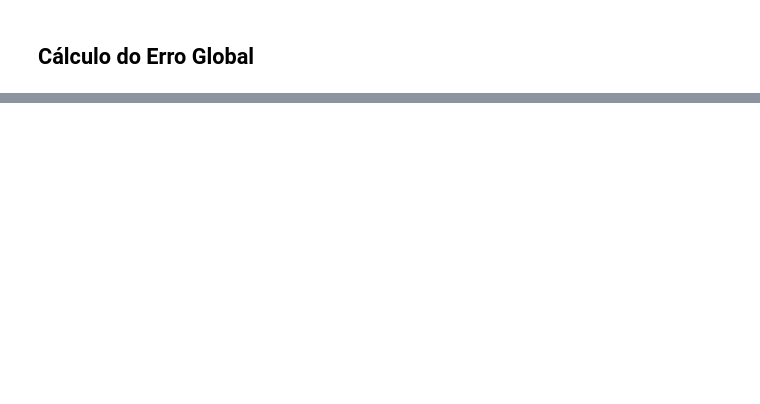
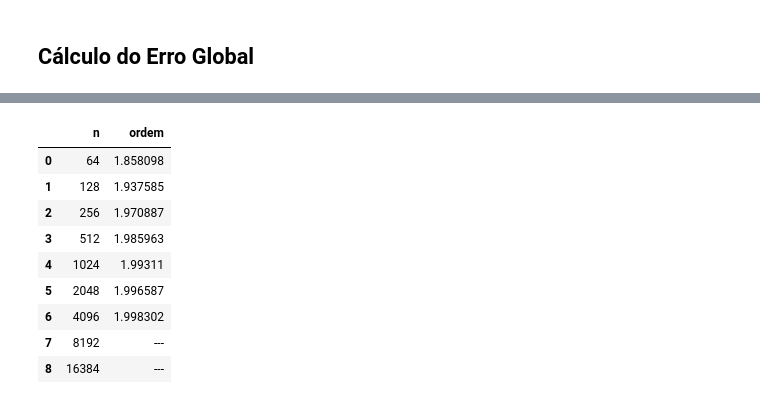
Before and after one commit to thainaraassis/MAP3122, a Jupyter notebook: RK.ipynb, the cells around one changed output, grey strips where cells are left out. Cells and saved outputs as stored; diff of their text form; code cells hidden in the pictures; blank space fills up the shorter version.

```diff
--- a/RK.ipynb
+++ b/RK.ipynb
@@ -149,0 +150,27 @@ tabela
+# %%
+def gera_tabela2(dfs):
+    n = [2**6,2**7,2**8,2**9,2**10,2**11,2**12,2**13,2**14]
+    u = []
+    for i in range(len(dfs) - 2):
+        u.append( (dfs[i]['y_n'].iloc[-1] - dfs[i+1]['y_n'].iloc[-1]) / (dfs[i+1]['y_n'].iloc[-1] - dfs[i+2]['y_n'].iloc[-1]))
+    u.append('---')
+    u.append('---')
+    tabela_erro2 = pd.DataFrame({
+        'n' : n,
+        'ordem' : u
+    })
+    return tabela_erro2
+# %%
+tabela2 = gera_tabela2(dfs)
+tabela2
+# %% [output]
+|  | n | ordem |
+| 0 | 64 | 1.858098 |
+| 1 | 128 | 1.937585 |
+| 2 | 256 | 1.970887 |
+| 3 | 512 | 1.985963 |
+| 4 | 1024 | 1.99311 |
+| 5 | 2048 | 1.996587 |
+| 6 | 4096 | 1.998302 |
+| 7 | 8192 | --- |
+| 8 | 16384 | --- |
```
Also changed, not shown: parts of 4 cells of this notebook, 5 other files.
